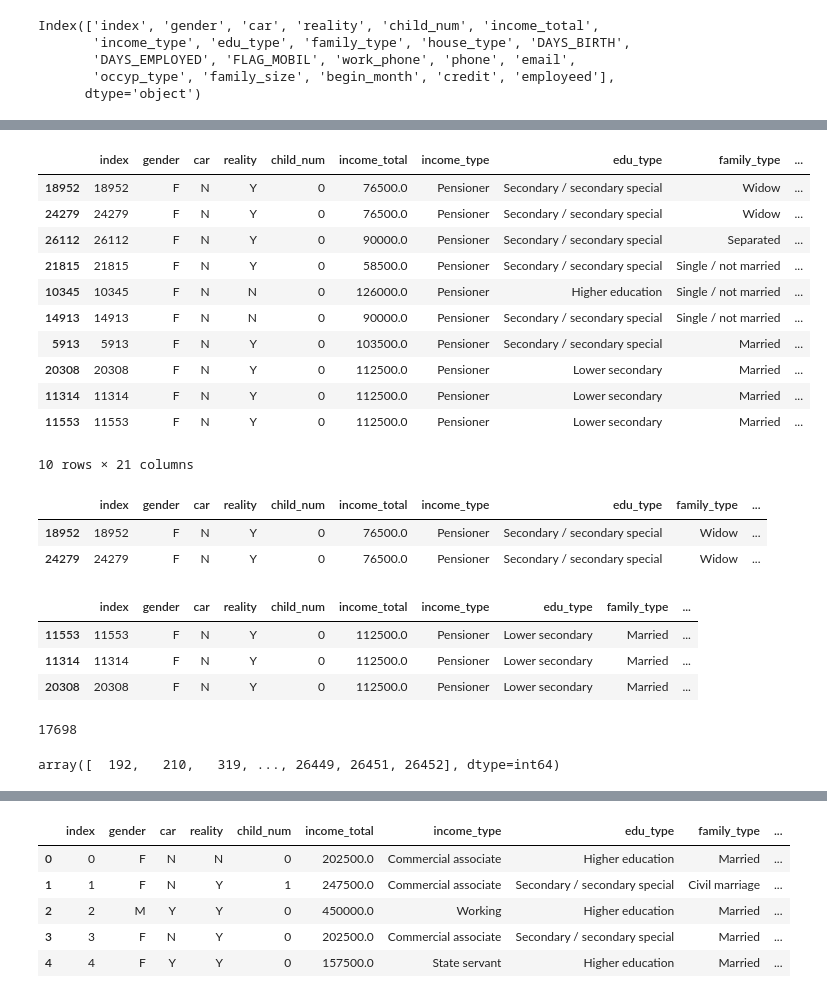
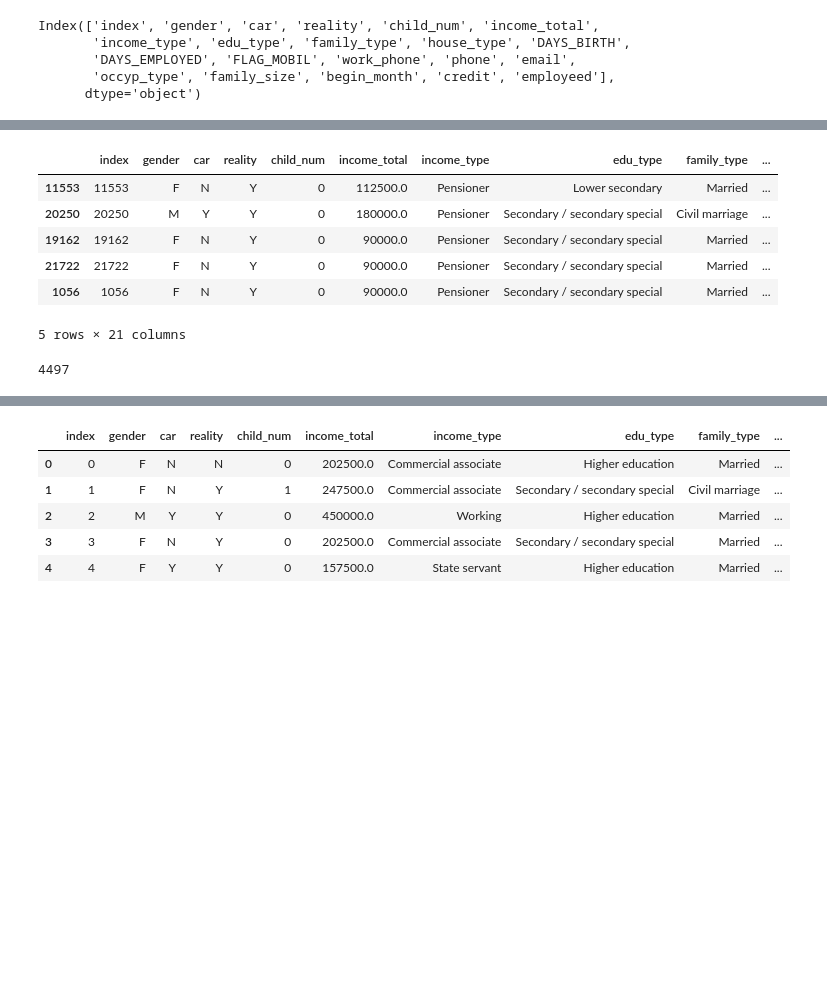
Before and after one commit to Ah-Hyeon0829/CreditGrade1, a Jupyter notebook: credit_card.ipynb, the cells around one changed output, grey strips where cells are left out. Cells and saved outputs as stored; diff of their text form; code cells hidden in the pictures; blank space fills up the shorter version.

```diff
--- a/credit_card.ipynb
+++ b/credit_card.ipynb
@@ -473,6 +615,5 @@ Index(['index', 'gender', 'car', 'reality', 'child_num', 'income_total',
 # %%
-#중복데이터 여부:다른 열은 같은데 begin_month만 달라서 제외
 duplicated=df.loc[df.duplicated(['gender', 'car', 'reality', 'child_num', 'income_total',
        'income_type', 'edu_type', 'family_type', 'house_type', 'DAYS_BIRTH',
        'DAYS_EMPLOYED', 'FLAG_MOBIL', 'work_phone', 'phone', 'email',
-       'occyp_type', 'family_size'])]
+       'occyp_type', 'family_size','begin_month'],keep=False)]#index,종속변수 credit 제외
@@ -479,37 +664,16 @@ duplicated=df.loc[df.duplicated(['gender', 'car', 'reality', 'child_num', 'incom
 # %%
-duplicated.sort_values(by='DAYS_BIRTH').head(10)
+duplicated.sort_values(by='DAYS_BIRTH').head()#생일별로 추출
+#밑의 3행:begin_month빼고 다 같다.
 # %% [output]
 |  | index | gender | car | reality | child_num | income_total | income_type | edu_type | family_type | ... |
-| 18952 | 18952 | F | N | Y | 0 | 76500.0 | Pensioner | Secondary / secondary special | Widow | ... |
-| 24279 | 24279 | F | N | Y | 0 | 76500.0 | Pensioner | Secondary / secondary special | Widow | ... |
-| 26112 | 26112 | F | N | Y | 0 | 90000.0 | Pensioner | Secondary / secondary special | Separated | ... |
-| 21815 | 21815 | F | N | Y | 0 | 58500.0 | Pensioner | Secondary / secondary special | Single / not married | ... |
-| 10345 | 10345 | F | N | N | 0 | 126000.0 | Pensioner | Higher education | Single / not married | ... |
-| 14913 | 14913 | F | N | N | 0 | 90000.0 | Pensioner | Secondary / secondary special | Single / not married | ... |
-| 5913 | 5913 | F | N | Y | 0 | 103500.0 | Pensioner | Secondary / secondary special | Married | ... |
-| 20308 | 20308 | F | N | Y | 0 | 112500.0 | Pensioner | Lower secondary | Married | ... |
-| 11314 | 11314 | F | N | Y | 0 | 112500.0 | Pensioner | Lower secondary | Married | ... |
 | 11553 | 11553 | F | N | Y | 0 | 112500.0 | Pensioner | Lower secondary | Married | ... |
+| 20250 | 20250 | M | Y | Y | 0 | 180000.0 | Pensioner | Secondary / secondary special | Civil marriage | ... |
+| 19162 | 19162 | F | N | Y | 0 | 90000.0 | Pensioner | Secondary / secondary special | Married | ... |
+| 21722 | 21722 | F | N | Y | 0 | 90000.0 | Pensioner | Secondary / secondary special | Married | ... |
+| 1056 | 1056 | F | N | Y | 0 | 90000.0 | Pensioner | Secondary / secondary special | Married | ... |
-10 rows × 21 columns
+5 rows × 21 columns
-# %%
-train.iloc[[18952,24279],:] #동일인물 여부 확인
-# %% [output]
-|  | index | gender | car | reality | child_num | income_total | income_type | edu_type | family_type | ... |
-| 18952 | 18952 | F | N | Y | 0 | 76500.0 | Pensioner | Secondary / secondary special | Widow | ... |
-| 24279 | 24279 | F | N | Y | 0 | 76500.0 | Pensioner | Secondary / secondary special | Widow | ... |
-# %%
-train.iloc[[11553,11314,20308],:] #동일인물 여부 확인
-# %% [output]
-|  | index | gender | car | reality | child_num | income_total | income_type | edu_type | family_type | ... |
-| 11553 | 11553 | F | N | Y | 0 | 112500.0 | Pensioner | Lower secondary | Married | ... |
-| 11314 | 11314 | F | N | Y | 0 | 112500.0 | Pensioner | Lower secondary | Married | ... |
-| 20308 | 20308 | F | N | Y | 0 | 112500.0 | Pensioner | Lower secondary | Married | ... |
 # %%
-len(duplicated)
+len(duplicated) #index,credit만 제거
 # %% [output]
-17698
+4497
-# %%
-duplicated['index'].values
-# %% [output]
-array([  192,   210,   319, ..., 26449, 26451, 26452], dtype=int64)
 # %%
```
Also changed, not shown: parts of 71 cells of this notebook.
